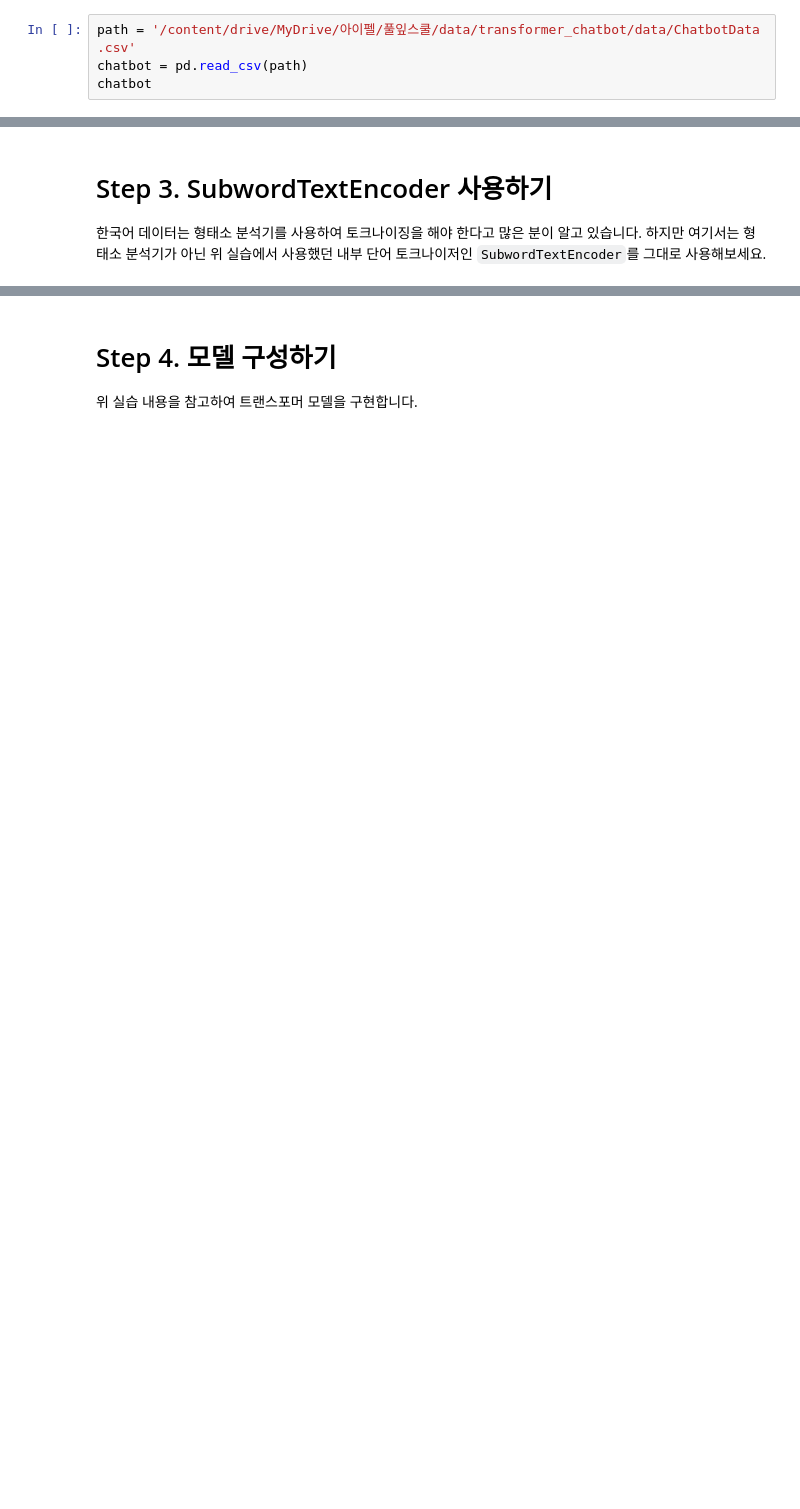
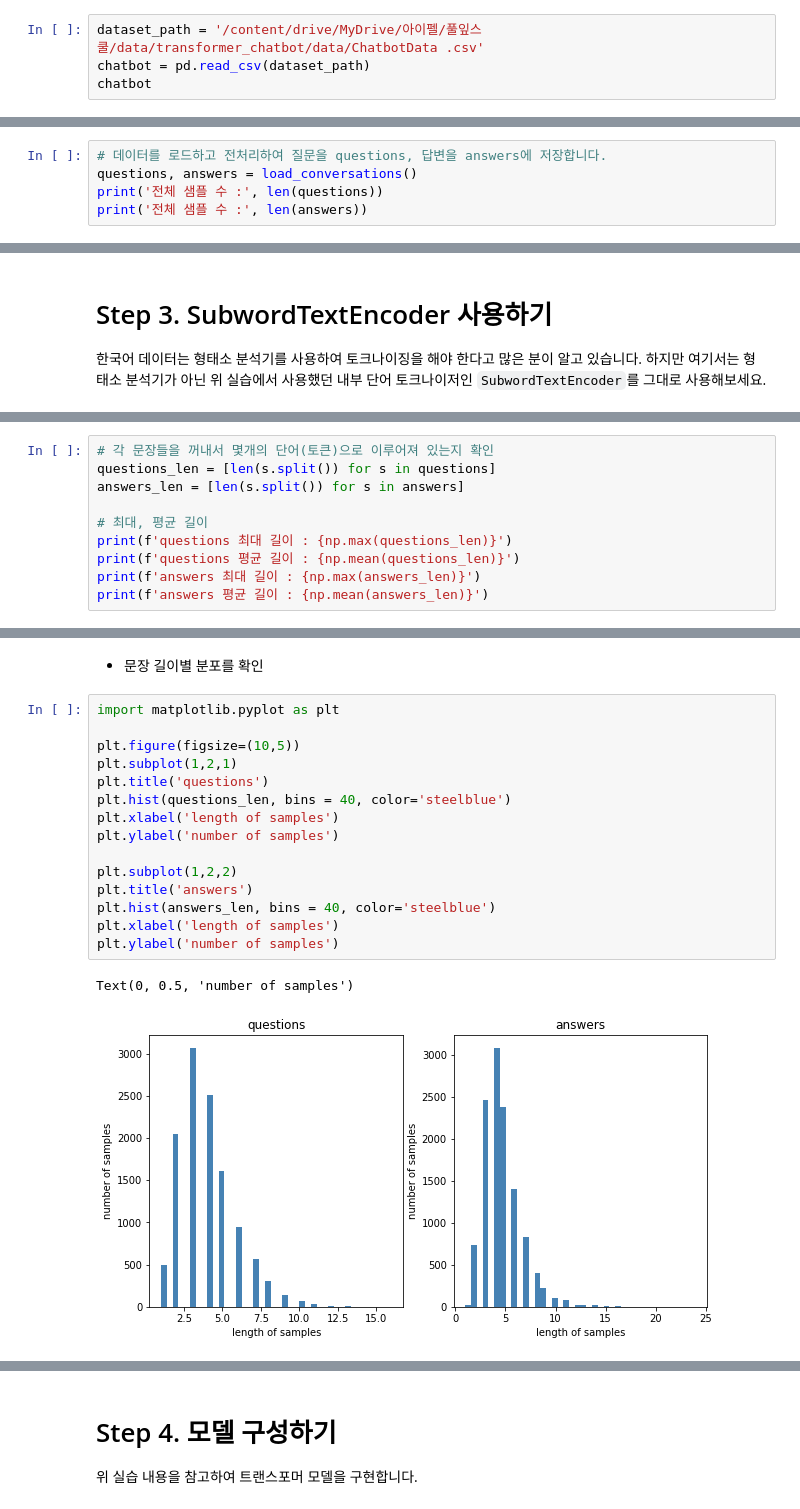
Before and after one commit to Seona056/AIFFEL_Daegu, a Jupyter notebook: [E-12] 한국어 데이터로 챗봇 만들기.ipynb, the cells around one changed output, grey strips where cells are left out. Saved outputs shown, nothing was run; the diff lists cells and outputs as text; blank space fills up the shorter version.

```diff
--- a/[E-12] 한국어 데이터로 챗봇 만들기.ipynb
+++ b/[E-12] 한국어 데이터로 챗봇 만들기.ipynb
@@ -46,6 +44,6 @@ print("슝=3")
 # %%
-path = '/content/drive/MyDrive/아이펠/풀잎스쿨/data/transformer_chatbot/data/ChatbotData .csv'
-chatbot = pd.read_csv(path)
+dataset_path = '/content/drive/MyDrive/아이펠/풀잎스쿨/data/transformer_chatbot/data/ChatbotData .csv'
+chatbot = pd.read_csv(dataset_path)
 chatbot
 # %% [output]
 |  | Q | A | label |
@@ -123,3 +109,8 @@ def load_conversations():
 print("슝=3")
 # %% [output]
 슝=3
+# %%
+# 데이터를 로드하고 전처리하여 질문을 questions, 답변을 answers에 저장합니다.
+questions, answers = load_conversations()
+print('전체 샘플 수 :', len(questions))
+print('전체 샘플 수 :', len(answers))
@@ -129,0 +219,10 @@ print("슝=3")
+# %%
+# 각 문장들을 꺼내서 몇개의 단어(토큰)으로 이루어져 있는지 확인
+questions_len = [len(s.split()) for s in questions]
+answers_len = [len(s.split()) for s in answers]
+
+# 최대, 평균 길이
+print(f'questions 최대 길이 : {np.max(questions_len)}')
+print(f'questions 평균 길이 : {np.mean(questions_len)}')
+print(f'answers 최대 길이 : {np.max(answers_len)}')
+print(f'answers 평균 길이 : {np.mean(answers_len)}')
@@ -129,0 +234,20 @@ print("슝=3")
+# %% [markdown]
+- 문장 길이별 분포를 확인
+# %%
+import matplotlib.pyplot as plt
+
+plt.figure(figsize=(10,5))
+plt.subplot(1,2,1)
+plt.title('questions')
+plt.hist(questions_len, bins = 40, color='steelblue')
+plt.xlabel('length of samples')
+plt.ylabel('number of samples')
+
+plt.subplot(1,2,2)
+plt.title('answers')
+plt.hist(answers_len, bins = 40, color='steelblue')
+plt.xlabel('length of samples')
+plt.ylabel('number of samples')
+# %% [output]
+Text(0, 0.5, 'number of samples')
+[figure, added]
```
Also changed, not shown: parts of 103 cells of this notebook.
